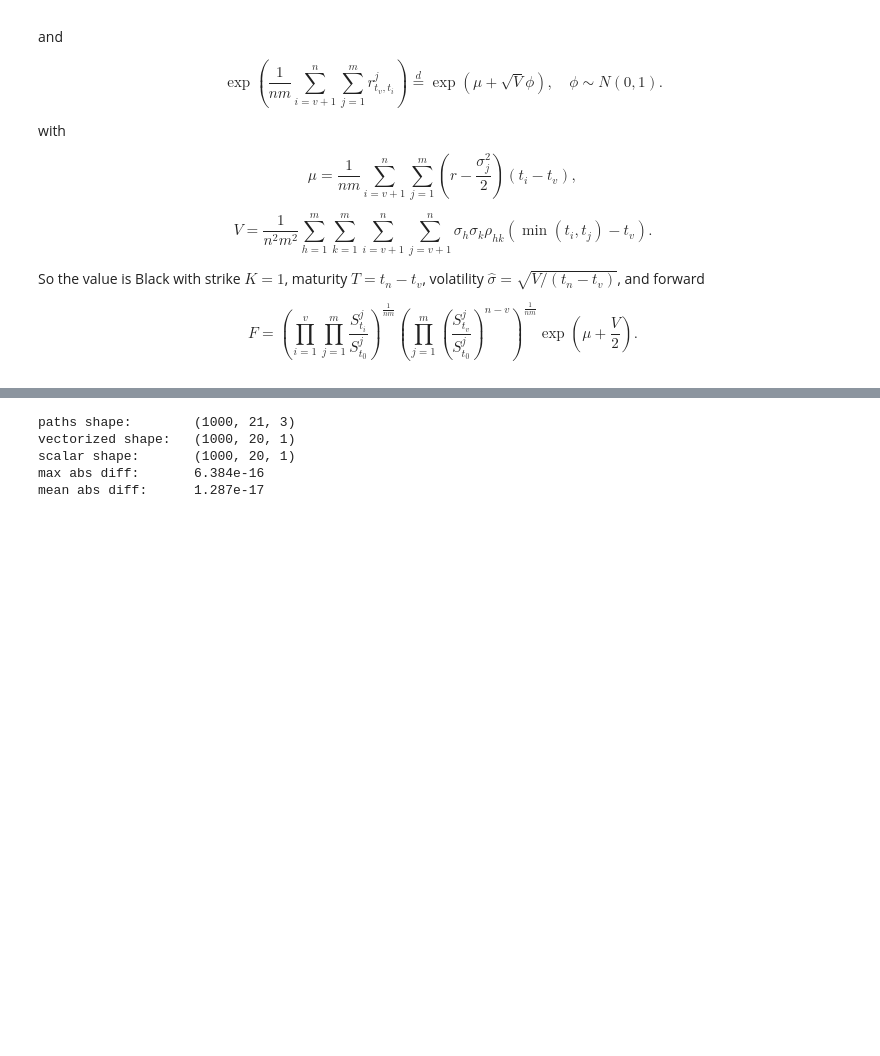
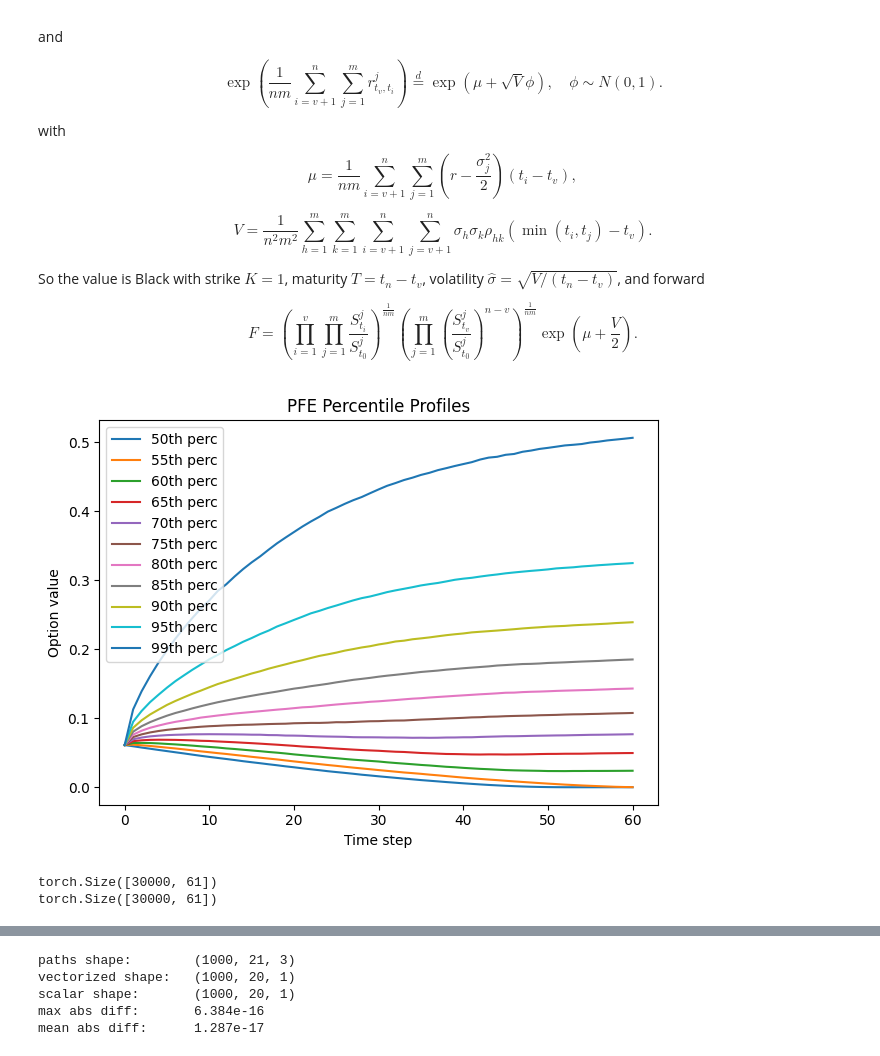
Before and after one commit to Lolillosky/PHD_CVA, a Jupyter notebook: NOTEBOOKS/PaperNotebooks/PaperResults.ipynb, the cells around one changed output, grey strips where cells are left out. Saved outputs shown, nothing was run; the diff lists cells and outputs as text; code cells hidden in the pictures; blank space fills up the shorter version.

```diff
--- a/NOTEBOOKS/PaperNotebooks/PaperResults.ipynb
+++ b/NOTEBOOKS/PaperNotebooks/PaperResults.ipynb
@@ -384,0 +246,22 @@ $$F=\left(\prod_{i=1}^{v}\prod_{j=1}^{m}\frac{S_{t_i}^j}{S_{t_0}^j}\right)^{\fra
+# %%
+percentiles = [50, 55, 60, 65, 70, 75, 80, 85, 90, 95, 99]
+option_price_np = option_price.numpy()
+
+for q in percentiles:
+    pfe_q = np.percentile(option_price_np, axis=0, q=q)
+    plt.plot(pfe_q, label=f"{q}th perc")
+
+plt.legend()
+plt.title("PFE Percentile Profiles")
+plt.xlabel("Time step")
+plt.ylabel("Option value")
+plt.tight_layout()
+# %% [output]
+[figure, added]
+# %%
+print(results["cashflows"].shape)
+
+print(results["discounted_cashflows"].shape)
+# %% [output]
+torch.Size([30000, 61])
+torch.Size([30000, 61])
```
Also changed, not shown: parts of 15 cells of this notebook, 1 other file.
